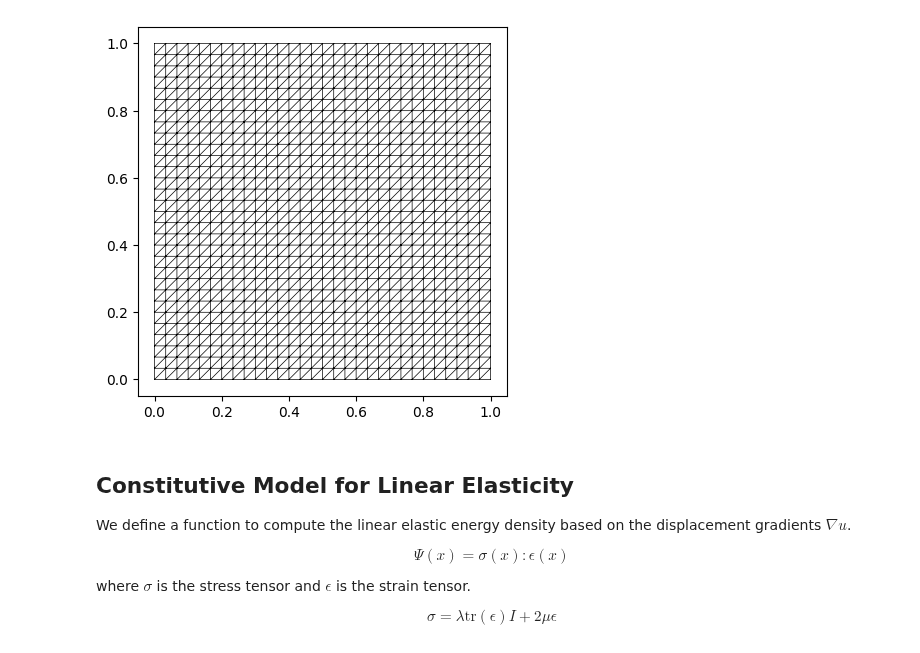
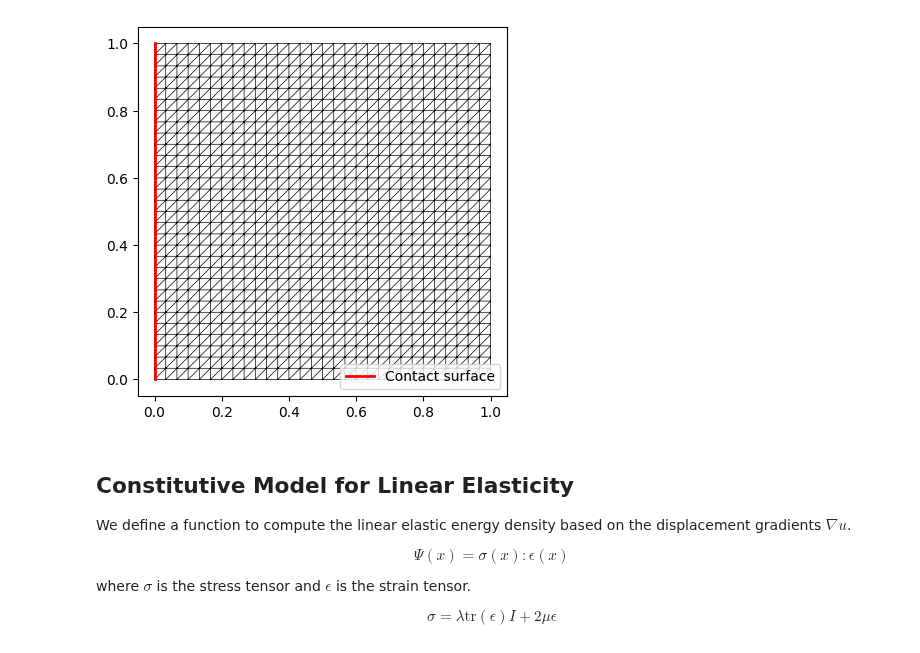
Before and after one commit to smec-ethz/tatva, a Jupyter notebook: examples/notebooks/contact_lm.ipynb, the cells around one changed output. Cells and saved outputs as stored; diff of their text form; code cells hidden in the pictures.

Commit message:
nb: update description in lm contact

```diff
--- a/examples/notebooks/contact_lm.ipynb
+++ b/examples/notebooks/contact_lm.ipynb
@@ -53,8 +97,10 @@ Solution(u=(961, 2), lm=(31,))
 # %%
 plt.triplot(*mesh.coords.T, mesh.elements, color="k", lw=0.5)
+plt.plot(*mesh.coords[contact_nodes].T, color="red", lw=2, label="Contact surface")
+plt.legend()
 plt.gca().set_aspect("equal")
 # %% [output]
-[figure, old version]
+[figure, new version]
 # %% [markdown]
 ## Constitutive Model for Linear Elasticity
 
```
Also changed, not shown: parts of 12 cells of this notebook, 1 other file.
